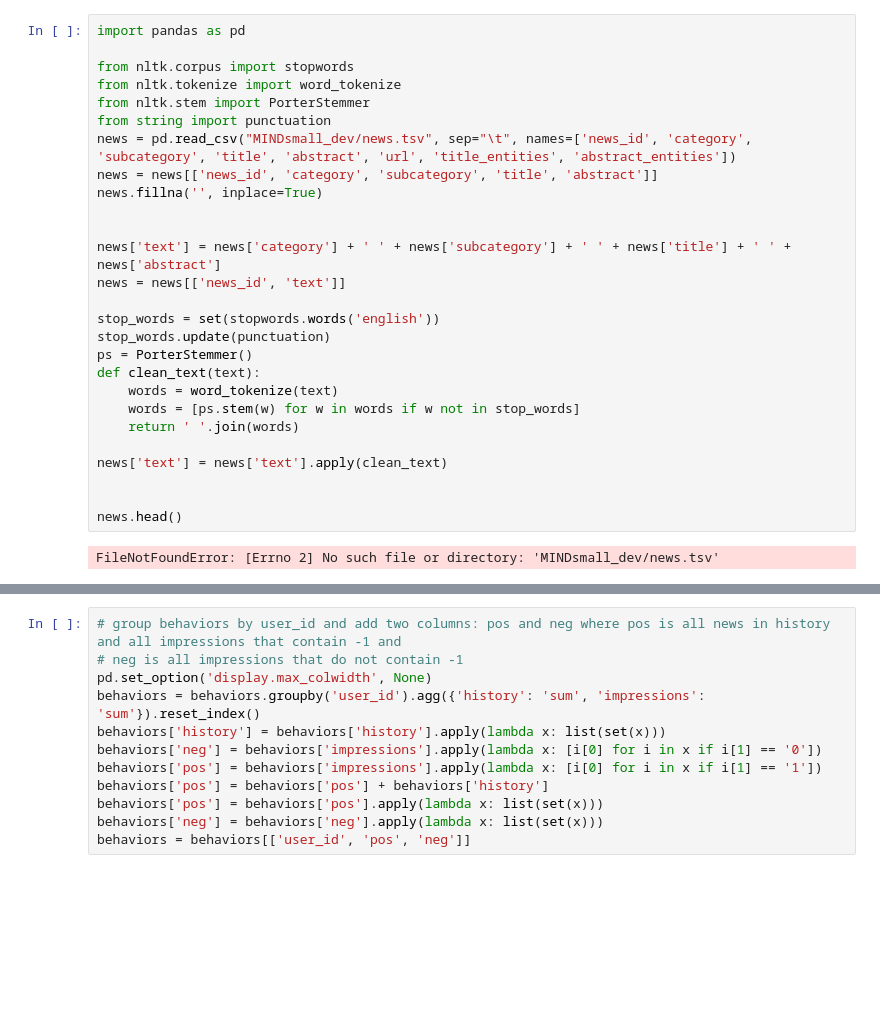
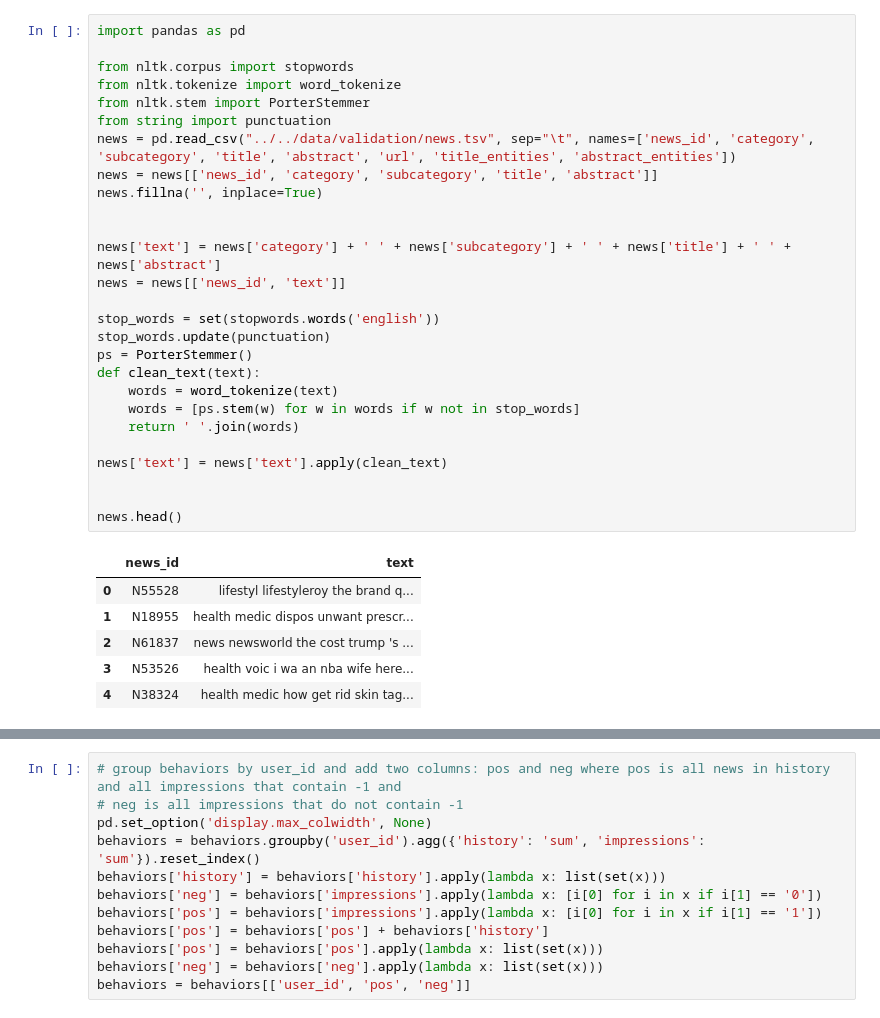
Before and after one commit to Naqibulr/recomendation-system, a Jupyter notebook: src/content_based_filtering/newdataset.ipynb, the cells around one changed output, grey strips where cells are left out. Cells and saved outputs as stored; diff of their text form; blank space fills up the shorter version.

```diff
--- a/src/content_based_filtering/newdataset.ipynb
+++ b/src/content_based_filtering/newdataset.ipynb
@@ -1,30 +1,35 @@
 # %%
 import pandas as pd
 
 from nltk.corpus import stopwords
 from nltk.tokenize import word_tokenize
 from nltk.stem import PorterStemmer
 from string import punctuation
-news = pd.read_csv("MINDsmall_dev/news.tsv", sep="\t", names=['news_id', 'category', 'subcategory', 'title', 'abstract', 'url', 'title_entities', 'abstract_entities'])
+news = pd.read_csv("../../data/validation/news.tsv", sep="\t", names=['news_id', 'category', 'subcategory', 'title', 'abstract', 'url', 'title_entities', 'abstract_entities'])
 news = news[['news_id', 'category', 'subcategory', 'title', 'abstract']]
 news.fillna('', inplace=True)
 
 
 news['text'] = news['category'] + ' ' + news['subcategory'] + ' ' + news['title'] + ' ' + news['abstract']
 news = news[['news_id', 'text']]
 
 stop_words = set(stopwords.words('english'))
 stop_words.update(punctuation)
 ps = PorterStemmer()
 def clean_text(text):
     words = word_tokenize(text)
     words = [ps.stem(w) for w in words if w not in stop_words]
     return ' '.join(words)
 
 news['text'] = news['text'].apply(clean_text)
 
 
 news.head()
 # %% [output]
-FileNotFoundError: [Errno 2] No such file or directory: 'MINDsmall_dev/news.tsv'
+|  | news_id | text |
+| 0 | N55528 | lifestyl lifestyleroy the brand q... |
+| 1 | N18955 | health medic dispos unwant prescr... |
+| 2 | N61837 | news newsworld the cost trump 's ... |
+| 3 | N53526 | health voic i wa an nba wife here... |
+| 4 | N38324 | health medic how get rid skin tag... |
 # %%
```
Also changed, not shown: parts of 3 cells of this notebook, 1 other file.
